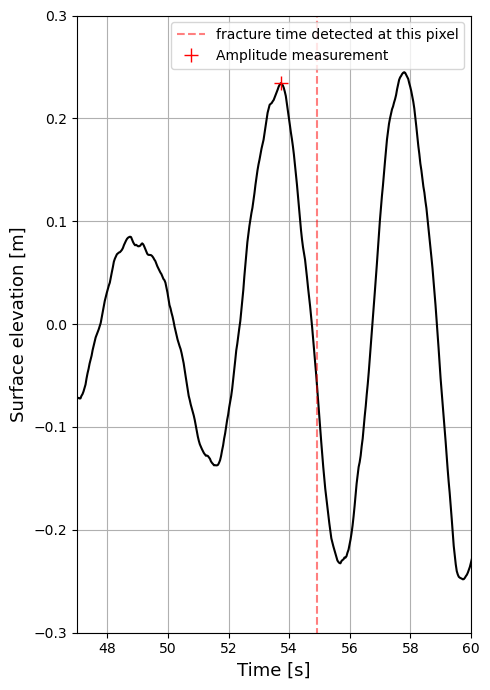
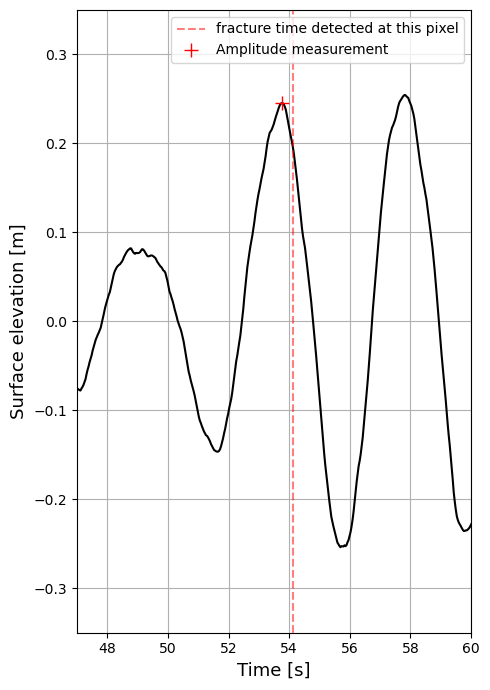
Code edit (unified diff) that turned the first committed figure into the second:
--- before
+++ after
@@ -2,11 +2,11 @@
 plt.style.use('default')
 fig, ax = plt.subplots(figsize=(5,7))
-ax.plot(datafig['tvals_sec'], datafig['matrix_temp_evol_uz'][0], 'k')
-ax.vlines(datafig['times_frac_sec_approx'][0], -0.4, 0.6, linestyle='--', color='r', alpha=0.5, label='fracture time detected at this pixel')
+ax.plot(datafig['tvals_sec'], datafig['matrix_temp_evol_uz'][1], 'k')
+ax.vlines(datafig['times_frac_sec_approx'][1], -0.4, 0.6, linestyle='--', color='r', alpha=0.5, label='fracture time detected at this pixel')
 
-ax.plot([53.72], [0.2342], 'r+', markersize=10, label='Amplitude measurement')
+ax.plot([53.77], [0.2453], 'r+', markersize=10, label='Amplitude measurement')
 
 ax.set_xlim(47,60)
-ax.set_ylim(-0.3,0.3)
+ax.set_ylim(-0.35,0.35)
 ax.set_xlabel('Time [s]', fontsize=13)
 ax.set_ylabel('Surface elevation [m]', fontsize=13)
@@ -14,4 +14,4 @@
 plt.grid()
 plt.legend()
-plt.savefig('C:/Users/Vasco Zanchi/Desktop/presentations/reunions_hebdo/figures_data_article/time_evol_measure_amplitudefrac.pdf', dpi=600)
+plt.savefig('C:/Users/Vasco Zanchi/Desktop/presentations/reunions_hebdo/figures_data_article/time_evol_measure_amplitudefrac_v2.pdf', dpi=600)
 plt.show()

Commit: changements figures articles : v2